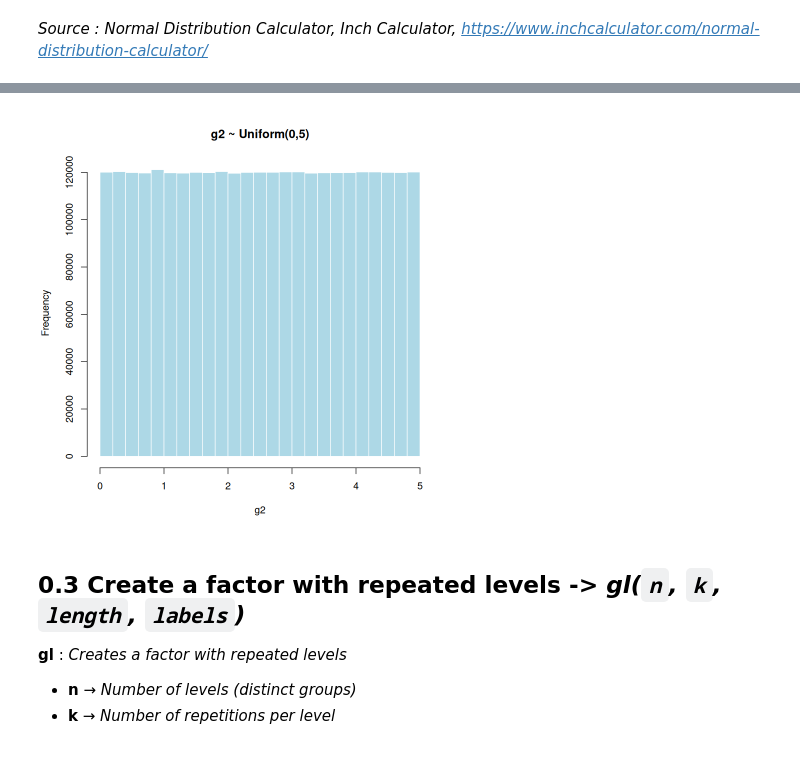
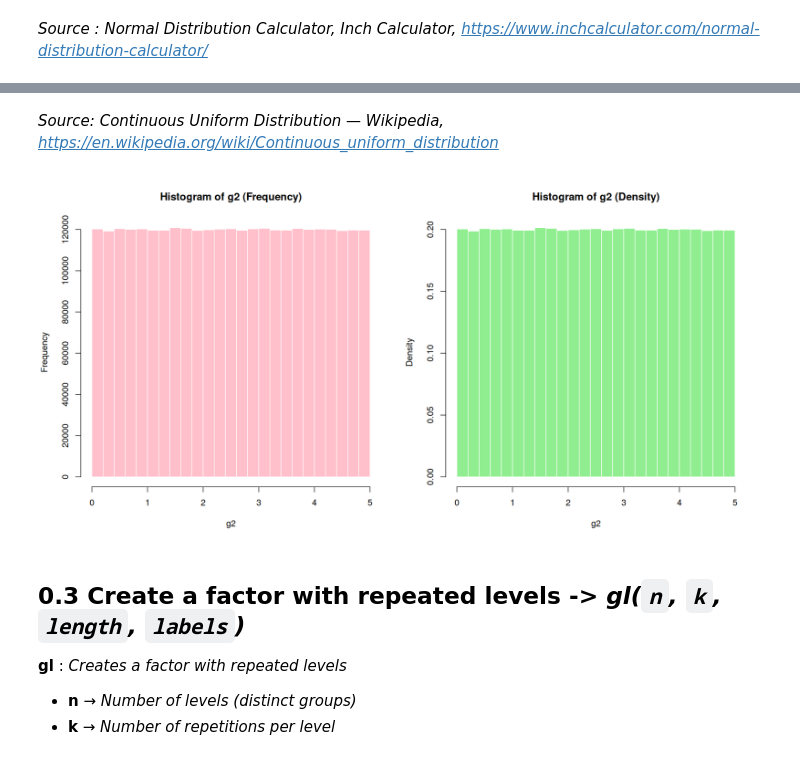
Before and after one commit to yaugot/ENV513_Multivariate_Statistics_in_R, a Jupyter notebook: Script2/Script2.ipynb, the cells around one changed output, grey strips where cells are left out. Cells and saved outputs as stored; diff of their text form; code cells hidden in the pictures.

```diff
--- a/Script2/Script2.ipynb
+++ b/Script2/Script2.ipynb
@@ -230,11 +237,21 @@ Standard deviation of g1:
+# %% [markdown]
+*Source: Continuous Uniform Distribution — Wikipedia, https://en.wikipedia.org/wiki/Continuous_uniform_distribution*
 # %%
 # Generate 3000000 random values from a uniform distribution between 0 and 5
 g2 <- runif(3000000, min = 0, max = 5)
 
-# Plot a histogram of the generated values
-hist(g2, main = "g2 ~ Uniform(0,5)", col = "lightblue", border = "white")
+par(mfrow = c(1, 2))
+
+# Set plot size in Jupyter Notebook (14 x 7 inches)
+options(repr.plot.width = 14, repr.plot.height = 7)
+
+# Plot a histogram showing frequencies of the generated values
+hist(g2, main = "Histogram of g2 (Frequency)", col = "pink", border = "white")
+
+# Plot a histogram showing the density of the generated values
+hist(g2, probability = TRUE, main = "Histogram of g2 (Density)", col = "lightgreen", border = "white")
 # %% [output]
-[figure, old version]
+[figure, new version]
 # %% [markdown]
 ## 0.3 Create a factor with repeated levels -> *gl(`n`, `k`, `length`, `labels`)*
 
```
Also changed, not shown: parts of 40 cells of this notebook, 4 other files.
